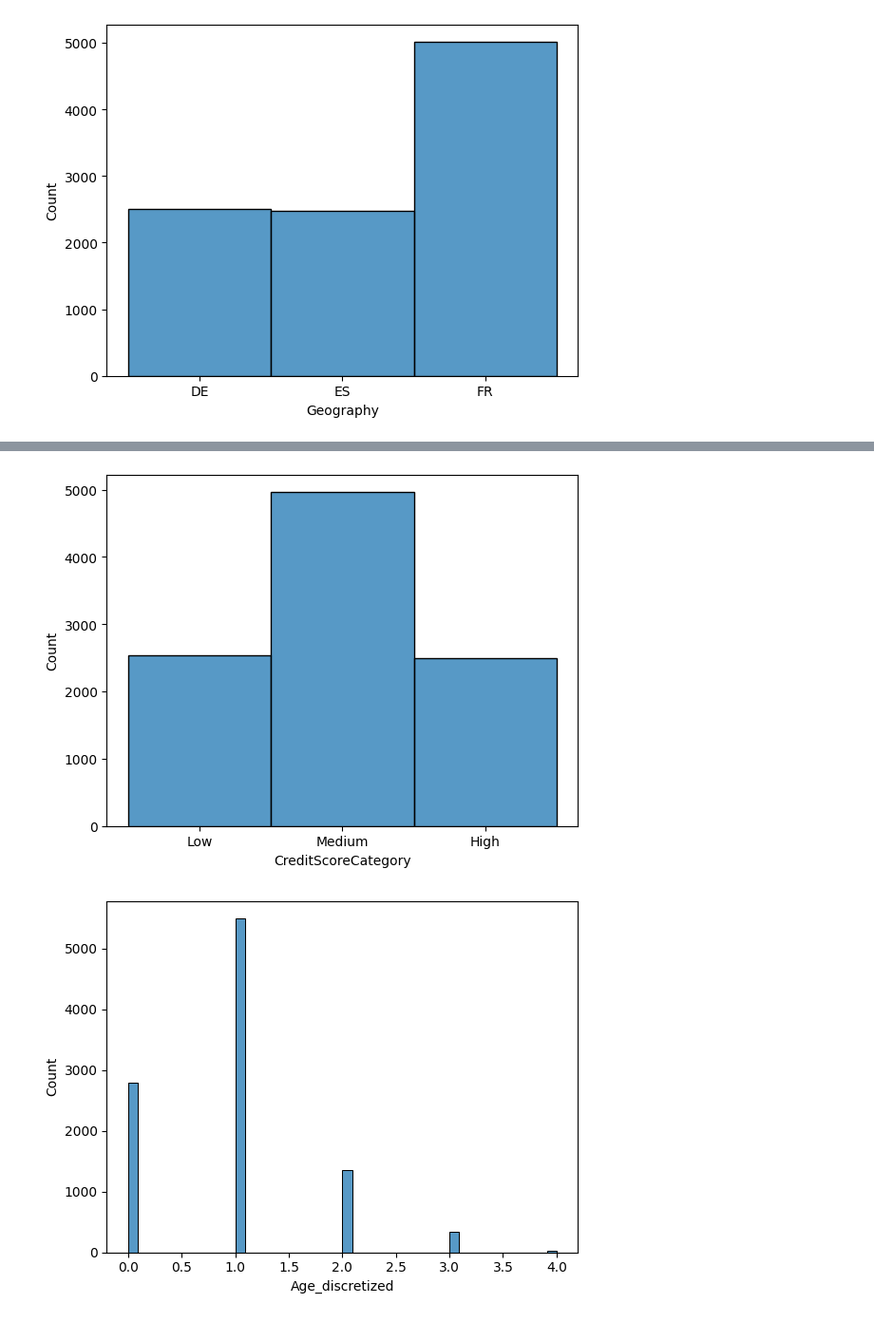
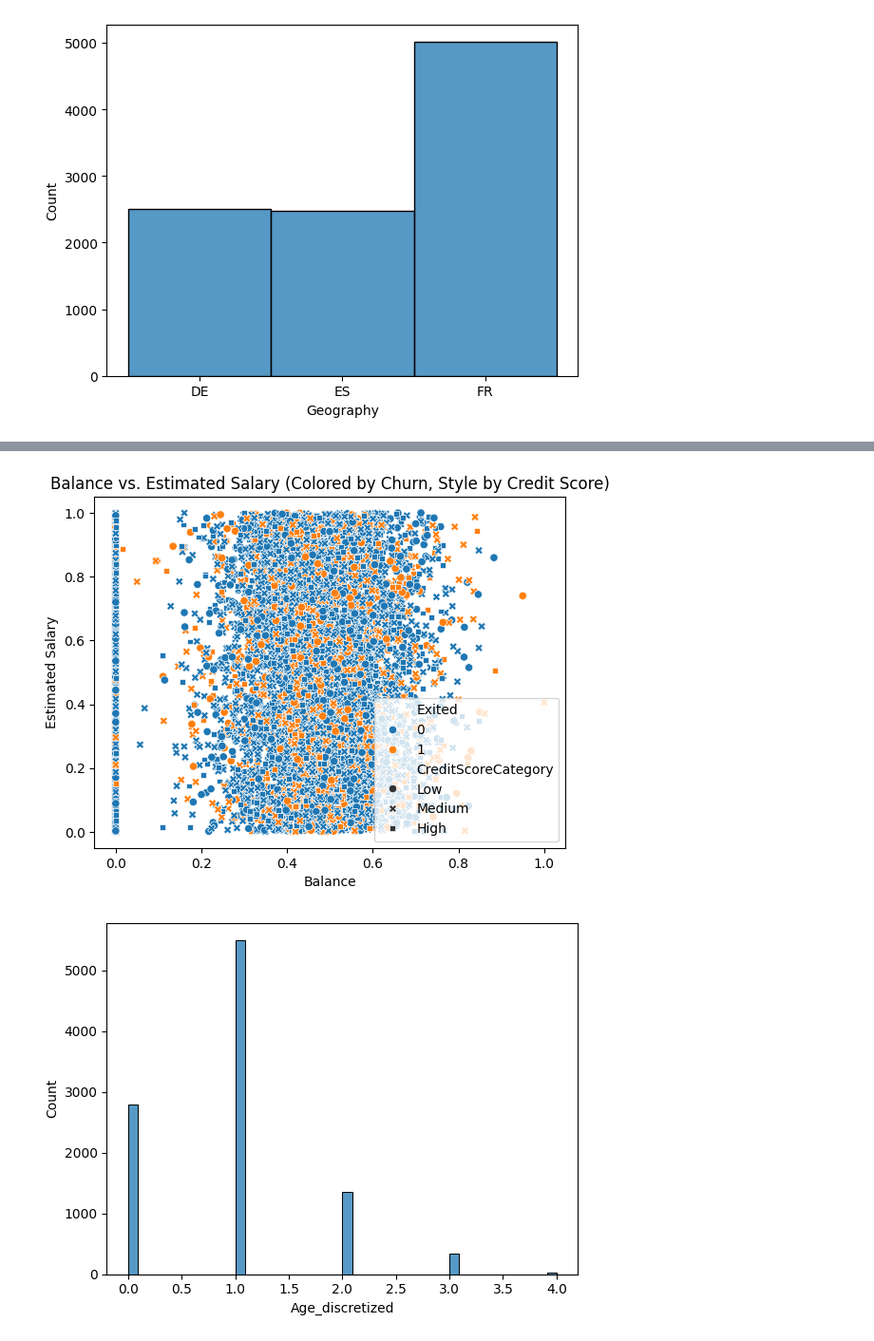
Before and after one commit to shrikant131/FeatureEngineering, a Jupyter notebook: feature_engineering_e2e.ipynb, the cells around one changed output, grey strips where cells are left out. Shown at 95% size. Drawn from its saved outputs; the diff is of its cells as text; code cells hidden in the pictures.

```diff
--- a/feature_engineering_e2e.ipynb
+++ b/feature_engineering_e2e.ipynb
@@ -374,8 +380,11 @@ plt.show()
-# %%
-sns.histplot(df['CreditScoreCategory'])
-plt.show()
-# %% [output]
-[figure, removed]
+# %%
+sns.scatterplot(x='Balance', y='EstimatedSalary', data=df, hue='Exited', style='CreditScoreCategory')
+plt.title('Balance vs. Estimated Salary (Colored by Churn, Style by Credit Score)')
+plt.xlabel('Balance')
+plt.ylabel('Estimated Salary')
+plt.show()
+# %% [output]
+[figure, added]
 # %%
 sns.histplot(df['Age_discretized'])
 plt.show()
```
Also changed, not shown: parts of 7 cells of this notebook.
